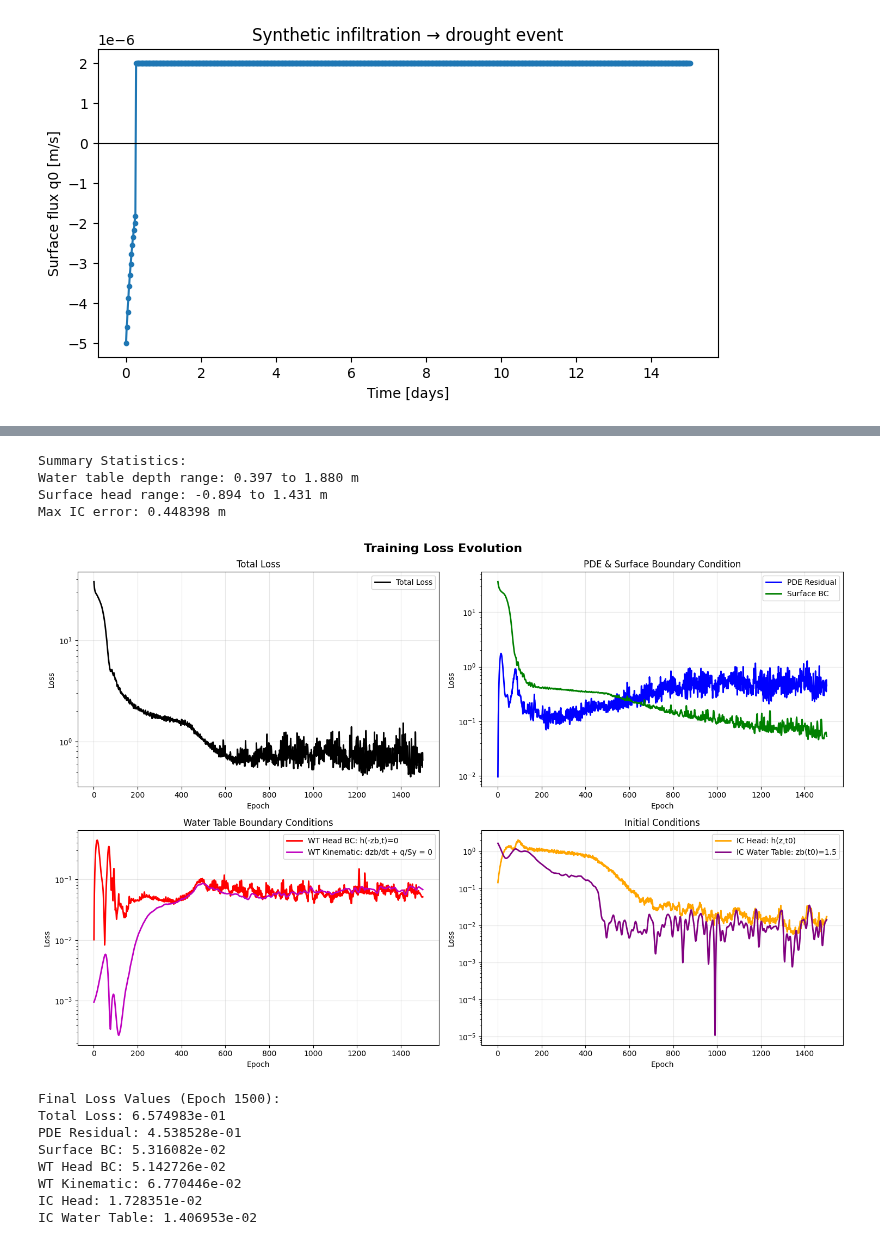
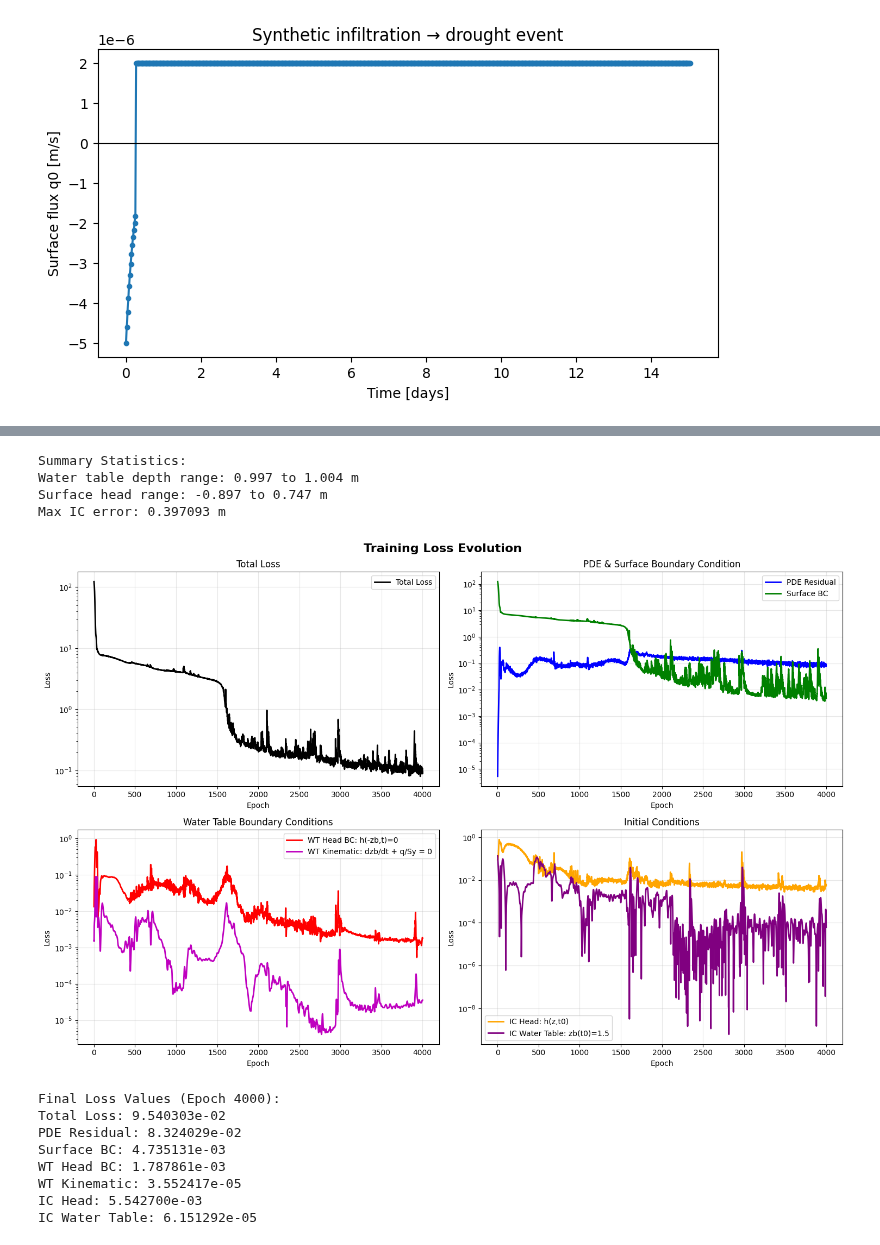
Before and after one commit to WqgJing/SMAP-Recharge-Flux, a Jupyter notebook: clean.ipynb, the cells around one changed output, grey strips where cells are left out. Saved outputs shown, nothing was run; the diff lists cells and outputs as text; code cells hidden in the pictures.

```diff
--- a/clean.ipynb
+++ b/clean.ipynb
@@ -159,7 +159,7 @@ class RichardsPINN(nn.Module):
         h, _ = self(z, t)
         dtheta_dt, dq_dz, _, _ = self.compute_derivatives(h, z, t)
         S = self.root_uptake(z, t)
-        return (dtheta_dt - dq_dz + S)/1e-5
+        return (dtheta_dt + dq_dz + S)/5e-5
 
     def surface_bc_residual(self, t):
         """Flux BC at z=0: q(0,t) = q0(t)"""
@@ -189,14 +189,14 @@ class RichardsPINN(nn.Module):
         K_wt = self.soil.K(h_wt)
         dh_dz_wt = torch.autograd.grad(h_wt.sum(), z_wt, create_graph=True)[0]
         q_wt = -K_wt * (dh_dz_wt + 1.0)
-        return dzb_dt + q_wt / self.Sy
+        return (dzb_dt - q_wt / self.Sy)/1e-1
 
     def initial_conditions_residual(self, z, t0):
         """IC: hydrostatic guess h(z,t0)=z+z_b(t0), and z_b(t0)=zb_initial"""
         h, zb = self(z, t0)
         h_ic = z + zb
         zb_ic = torch.tensor(self.zb_initial, device=z.device).expand_as(zb)
-        return h - h_ic, zb - zb_ic
+        return (h - h_ic), (zb - zb_ic)
 # %% [output]
 Using device: cpu
 # %%
@@ -358,23 +410,23 @@ soil_params = {
     'theta_r': 0.1,
     'alpha': 0.01,
     'n': 1.3,
-    'Ks': 5e-6,
+    'Ks': 1e-5,
     'l': 0.5
 }
 # Define network configurations
-h_net_config = {'hidden_dim': 32, 'num_layers': 3}
-zb_net_config = {'hidden_dim': 20, 'num_layers': 2}
+h_net_config = {'hidden_dim': 64, 'num_layers': 4}
+zb_net_config = {'hidden_dim': 32, 'num_layers': 3}
 
 # Or specify custom initial depth
 model, losses, comps = train_pinn(
     soil_params=soil_params,
-    q0_data=q0_data,
+    q0_data=q0_data_sin,
     Sy=0.15,
     zr=0.5,
     h_net_config=h_net_config,
     zb_net_config=zb_net_config,
-    n_epochs=1500,
+    n_epochs=4000,
     learning_rate=1e-3,
-    zb_initial=2.0  # 2m initial water table depth
+    zb_initial=1.0  # 2m initial water table depth
 )
 # %% [output]
@@ -523,7 +581,7 @@ def plot_comprehensive_results(model, q0_data, soil_params, n_t=200, n_z=100):
     print(f"Max IC error: {np.max(np.abs(h_ic_modeled - h_ic_prescribed)):.6f} m")
 
 # Plot the comprehensive results
-plot_comprehensive_results(model, q0_data, soil_params)
+plot_comprehensive_results(model, q0_data_sin, soil_params)
 
 
 def plot_training_losses(losses, comps, log_scale=True):
@@ -604,13 +662,13 @@ plot_training_losses(losses, comps, log_scale=True)
 Summary Statistics:
-Water table depth range: 0.397 to 1.880 m
-Surface head range: -0.894 to 1.431 m
-Max IC error: 0.448398 m
+Water table depth range: 0.997 to 1.004 m
+Surface head range: -0.897 to 0.747 m
+Max IC error: 0.397093 m
-[figure, old version]
+[figure, new version]
-Final Loss Values (Epoch 1500):
-Total Loss: 6.574983e-01
-PDE Residual: 4.538528e-01
-Surface BC: 5.316082e-02
-WT Head BC: 5.142726e-02
-WT Kinematic: 6.770446e-02
-IC Head: 1.728351e-02
-IC Water Table: 1.406953e-02
+Final Loss Values (Epoch 4000):
+Total Loss: 9.540303e-02
+PDE Residual: 8.324029e-02
+Surface BC: 4.735131e-03
+WT Head BC: 1.787861e-03
+WT Kinematic: 3.552417e-05
+IC Head: 5.542700e-03
+IC Water Table: 6.151292e-05
```
Also changed, not shown: parts of 3 cells of this notebook, 1 other file.
